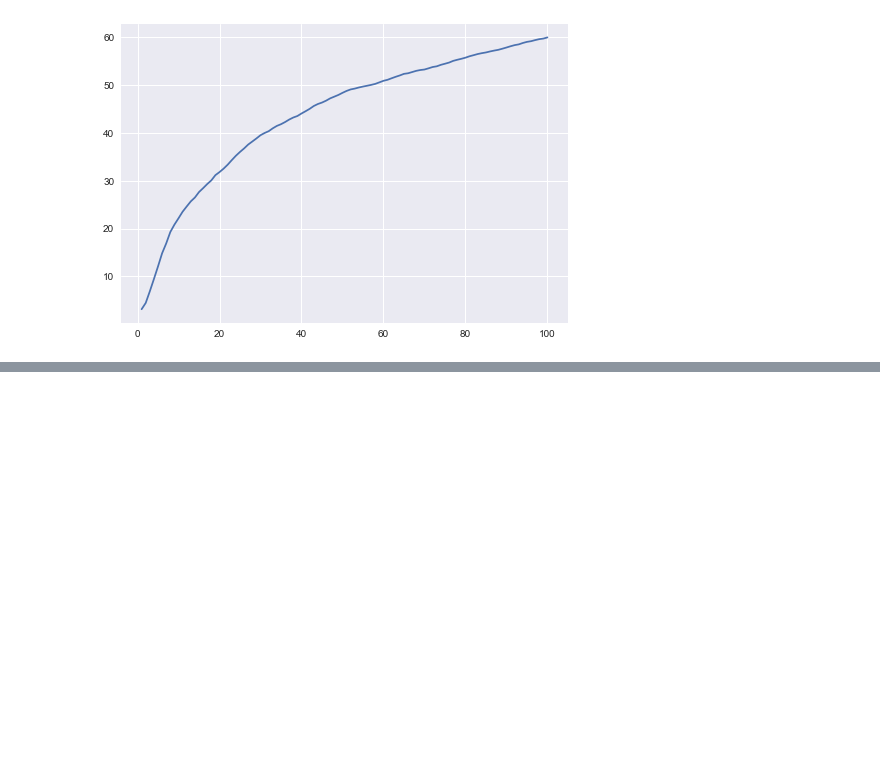
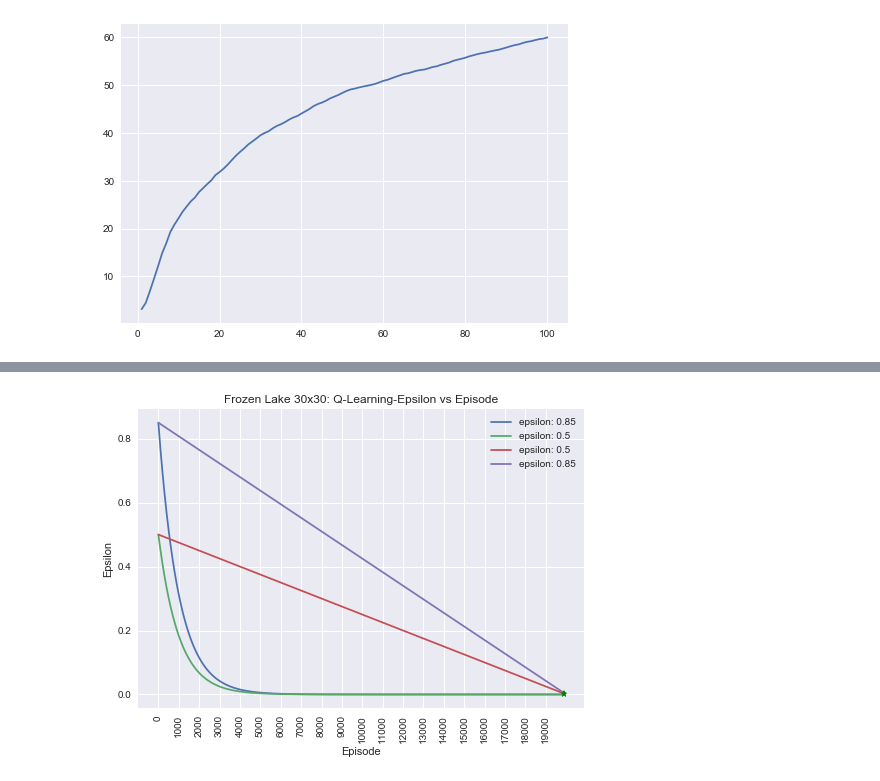
Before and after one commit to sbassam/cs-7641-projects, a Jupyter notebook: assignment-4/Untitled.ipynb, the cells around one changed output, grey strips where cells are left out. Cells and saved outputs as stored; diff of their text form; code cells hidden in the pictures; blank space fills up the shorter version.

```diff
--- a/assignment-4/Untitled.ipynb
+++ b/assignment-4/Untitled.ipynb
@@ -11,6 +11,10 @@ frozen_lake_PI_csv_list = ['out/policy-iteration-(30, 30)-epsilon-0.001-gamma-0.
             'out/policy-iteration-(30, 30)-epsilon-0.001-gamma-0.9.csv',
             'out/policy-iteration-(30, 30)-epsilon-0.001-gamma-0.95.csv',
             'out/policy-iteration-(30, 30)-epsilon-0.001-gamma-0.99.csv']
+frozen_lake_QL_csv_list = ['out/ql-FrozenLakeModified30x30-epsilon-0.85-decaytype-1-runs-20000.csv',
+                           'out/ql-FrozenLakeModified30x30-epsilon-0.5-decaytype-1-runs-20000.csv',
+                           'out/ql-FrozenLakeModified30x30-epsilon-0.5-decaytype-3-runs-20000.csv',
+                           'out/ql-FrozenLakeModified30x30-epsilon-0.85-decaytype-4-runs-20000.csv']
 forest_VI_csv_list = ['out/value-iteration-forest-numStates-10-gamma-0.8.csv',
                            'out/value-iteration-forest-numStates-10-gamma-0.9.csv',
                            'out/value-iteration-forest-numStates-10-gamma-0.95.csv',
@@ -153,0 +174,5 @@ plot_results('Forest with 10 states', 'Q-Learning', forest_QL_csv_list, 'episode
+# %%
+plot_results('Frozen Lake 30x30', 'Q-Learning', frozen_lake_QL_csv_list, 'episode',
+             'epsilon', 'Episode', 'Epsilon', label_col = 'epsilon', show_convergence=True, vertical_x=True)
+# %% [output]
+[figure, added]
```
Also changed, not shown: parts of 12 cells of this notebook, 7 other files.
